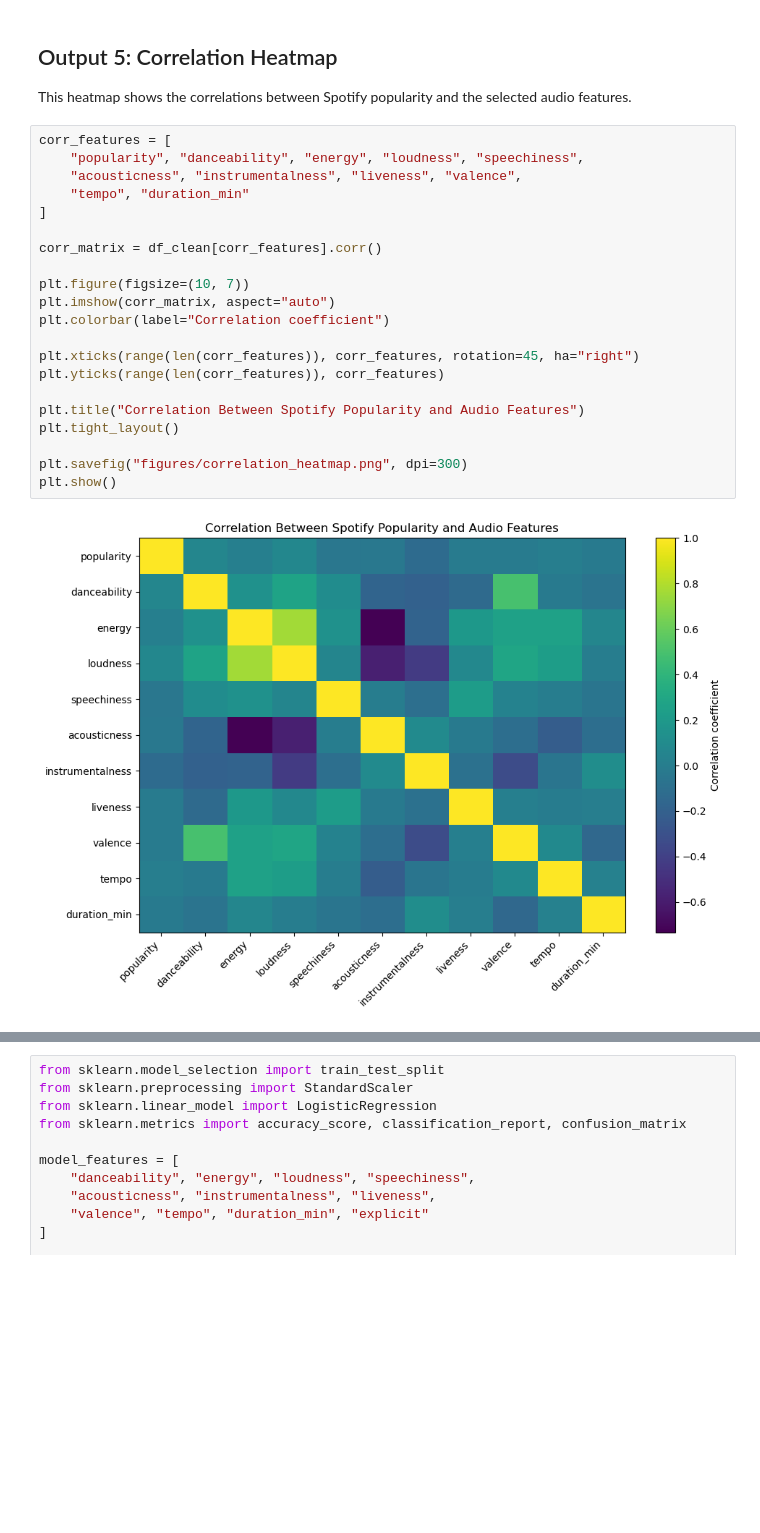
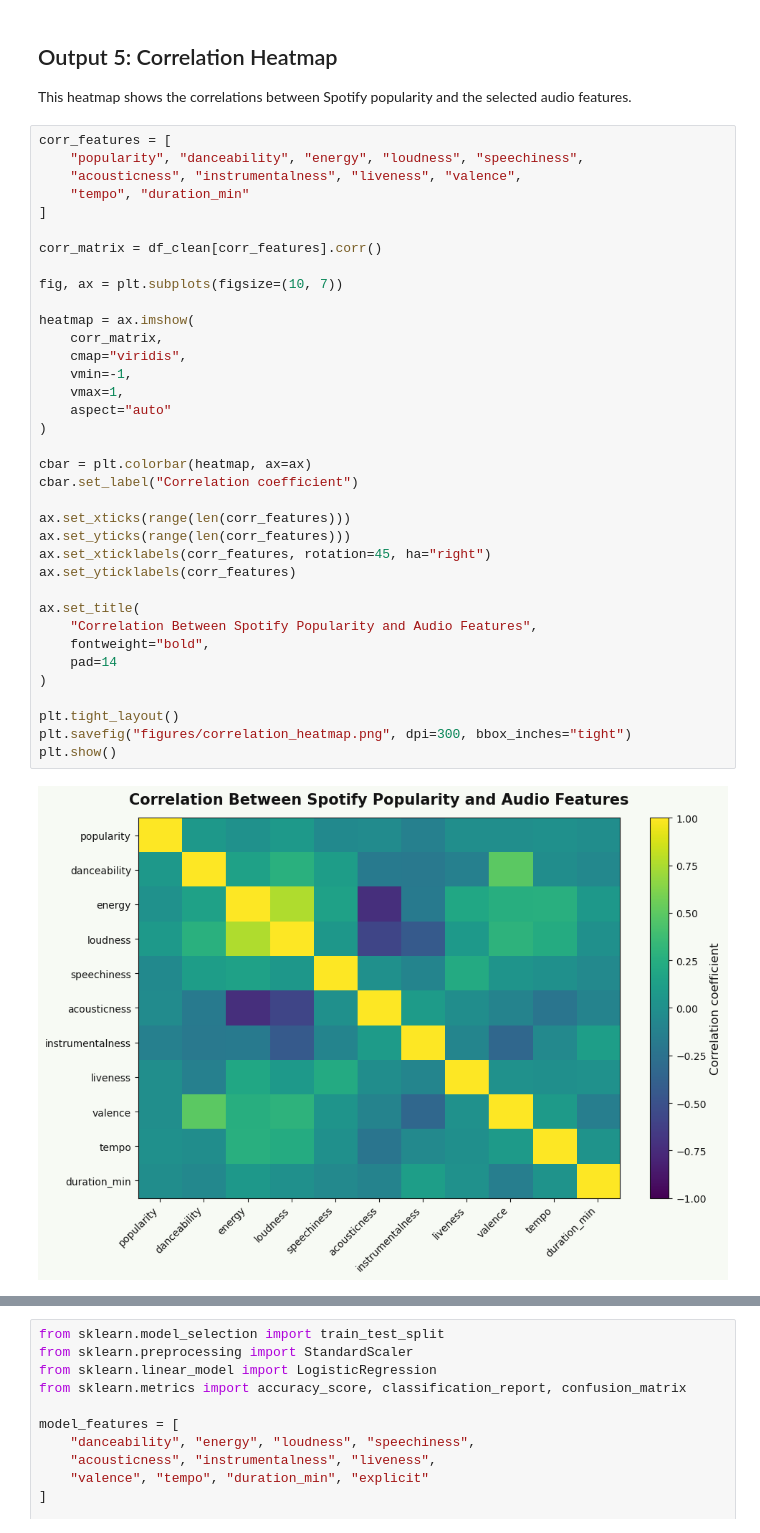
Before and after one commit to TzeNing/bee2041-music-popularity-project, a Jupyter notebook: blog.ipynb, the cells around one changed output, grey strips where cells are left out. Saved outputs shown, nothing was run; the diff lists cells and outputs as text; blank space fills up the shorter version.

```diff
--- a/blog.ipynb
+++ b/blog.ipynb
@@ -251,23 +404,38 @@ This heatmap shows the correlations between Spotify popularity and the selected
 # %%
 corr_features = [
     "popularity", "danceability", "energy", "loudness", "speechiness",
     "acousticness", "instrumentalness", "liveness", "valence",
     "tempo", "duration_min"
 ]
 
 corr_matrix = df_clean[corr_features].corr()
 
-plt.figure(figsize=(10, 7))
-plt.imshow(corr_matrix, aspect="auto")
-plt.colorbar(label="Correlation coefficient")
+fig, ax = plt.subplots(figsize=(10, 7))
 
-plt.xticks(range(len(corr_features)), corr_features, rotation=45, ha="right")
-plt.yticks(range(len(corr_features)), corr_features)
+heatmap = ax.imshow(
+    corr_matrix,
+    cmap="viridis",
+    vmin=-1,
+    vmax=1,
+    aspect="auto"
+)
 
-plt.title("Correlation Between Spotify Popularity and Audio Features")
+cbar = plt.colorbar(heatmap, ax=ax)
+cbar.set_label("Correlation coefficient")
+
+ax.set_xticks(range(len(corr_features)))
+ax.set_yticks(range(len(corr_features)))
+ax.set_xticklabels(corr_features, rotation=45, ha="right")
+ax.set_yticklabels(corr_features)
+
+ax.set_title(
+    "Correlation Between Spotify Popularity and Audio Features",
+    fontweight="bold",
+    pad=14
+)
+
 plt.tight_layout()
-
-plt.savefig("figures/correlation_heatmap.png", dpi=300)
+plt.savefig("figures/correlation_heatmap.png", dpi=300, bbox_inches="tight")
 plt.show()
 # %% [output]
-[figure, old version]
+[figure, new version]
```
Also changed, not shown: parts of 29 cells of this notebook, 7 other files.
